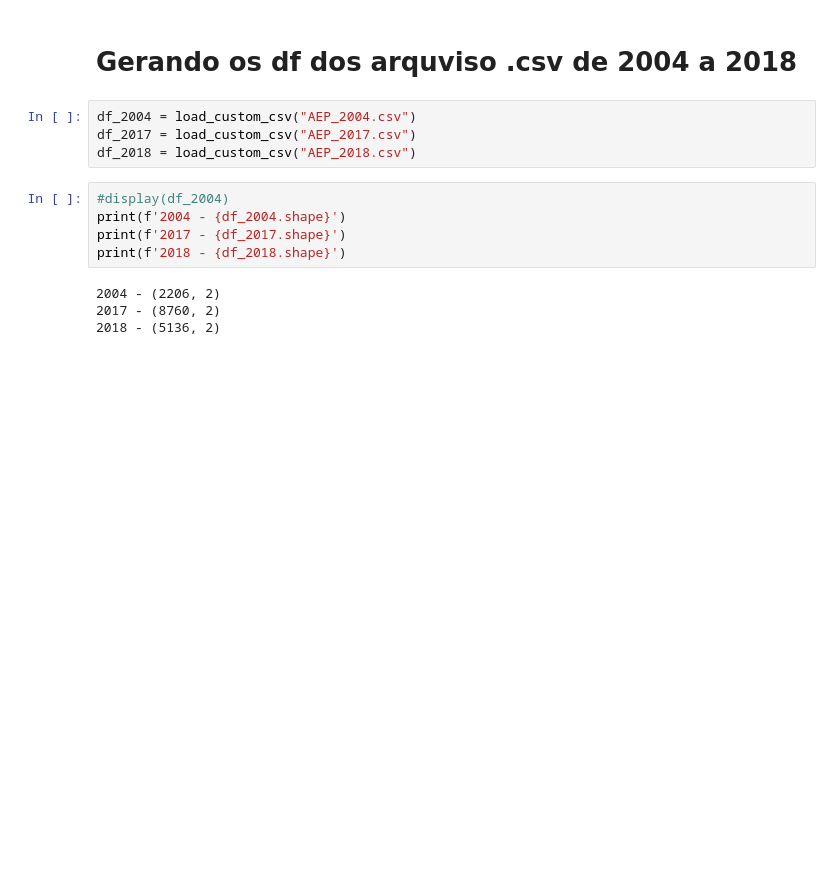
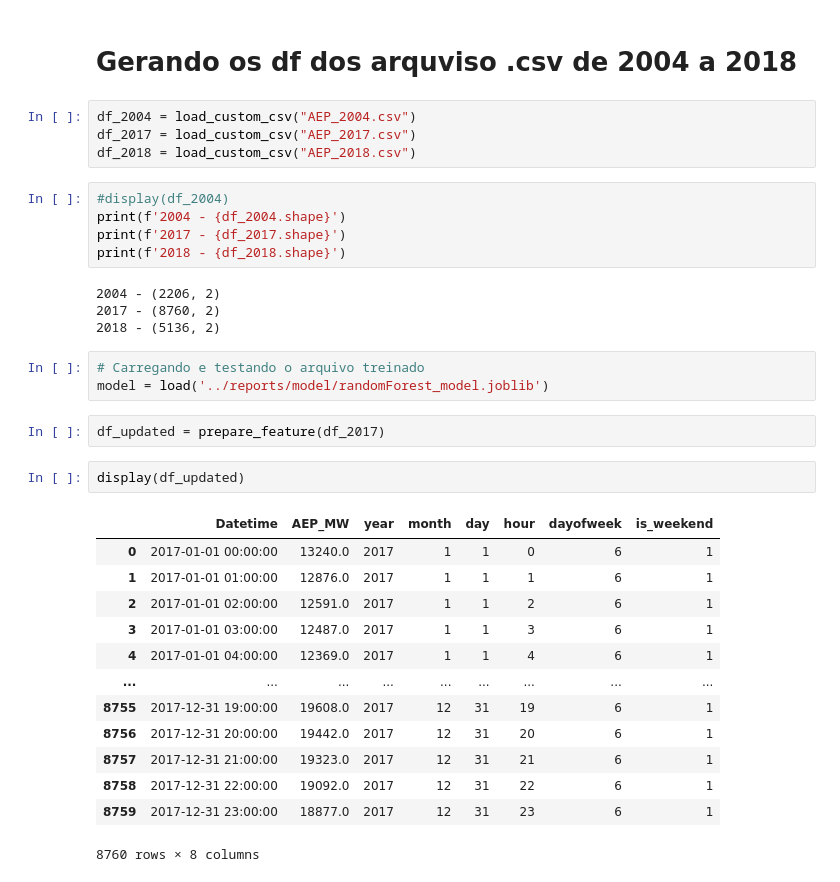
Before and after one commit to Joao-gui/EnergyForecast, a Jupyter notebook: notebooks/01_exploracao.ipynb, the cells around one changed output. Saved outputs shown, nothing was run; the diff lists cells and outputs as text; blank space fills up the shorter version.

```diff
--- a/notebooks/01_exploracao.ipynb
+++ b/notebooks/01_exploracao.ipynb
@@ -180,3 +182,24 @@ print(f'2018 - {df_2018.shape}')
 2004 - (2206, 2)
 2017 - (8760, 2)
 2018 - (5136, 2)
+# %%
+# Carregando e testando o arquivo treinado
+model = load('../reports/model/randomForest_model.joblib')
+# %%
+df_updated = prepare_feature(df_2017)
+# %%
+display(df_updated)
+# %% [output]
+|  | Datetime | AEP_MW | year | month | day | hour | dayofweek | is_weekend |
+| 0 | 2017-01-01 00:00:00 | 13240.0 | 2017 | 1 | 1 | 0 | 6 | 1 |
+| 1 | 2017-01-01 01:00:00 | 12876.0 | 2017 | 1 | 1 | 1 | 6 | 1 |
+| 2 | 2017-01-01 02:00:00 | 12591.0 | 2017 | 1 | 1 | 2 | 6 | 1 |
+| 3 | 2017-01-01 03:00:00 | 12487.0 | 2017 | 1 | 1 | 3 | 6 | 1 |
+| 4 | 2017-01-01 04:00:00 | 12369.0 | 2017 | 1 | 1 | 4 | 6 | 1 |
+| ... | ... | ... | ... | ... | ... | ... | ... | ... |
+| 8755 | 2017-12-31 19:00:00 | 19608.0 | 2017 | 12 | 31 | 19 | 6 | 1 |
+| 8756 | 2017-12-31 20:00:00 | 19442.0 | 2017 | 12 | 31 | 20 | 6 | 1 |
+| 8757 | 2017-12-31 21:00:00 | 19323.0 | 2017 | 12 | 31 | 21 | 6 | 1 |
+| 8758 | 2017-12-31 22:00:00 | 19092.0 | 2017 | 12 | 31 | 22 | 6 | 1 |
+| 8759 | 2017-12-31 23:00:00 | 18877.0 | 2017 | 12 | 31 | 23 | 6 | 1 |
+8760 rows × 8 columns
```
Also changed, not shown: parts of 1 cell of this notebook, 7 other files.
